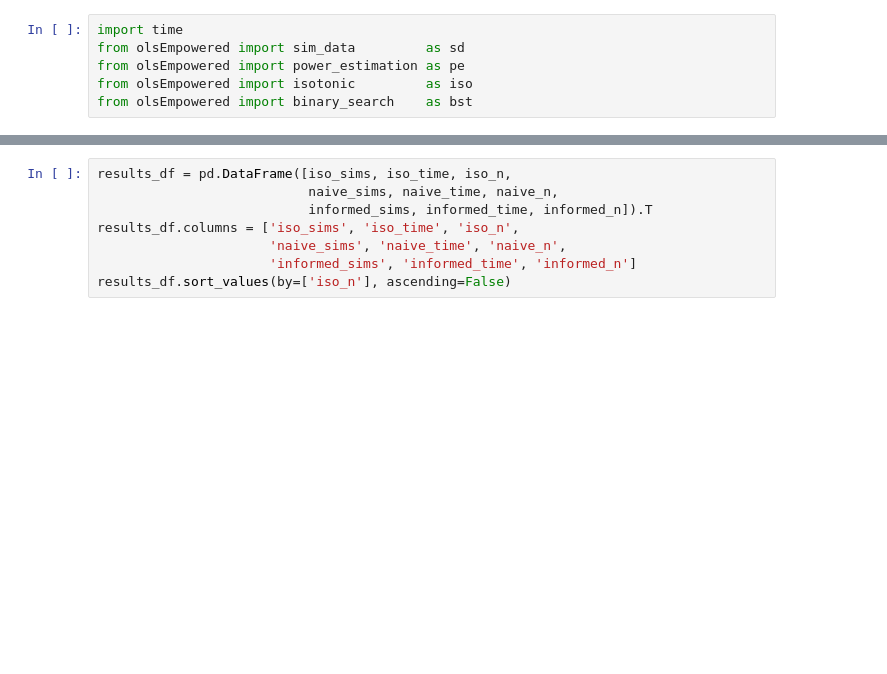
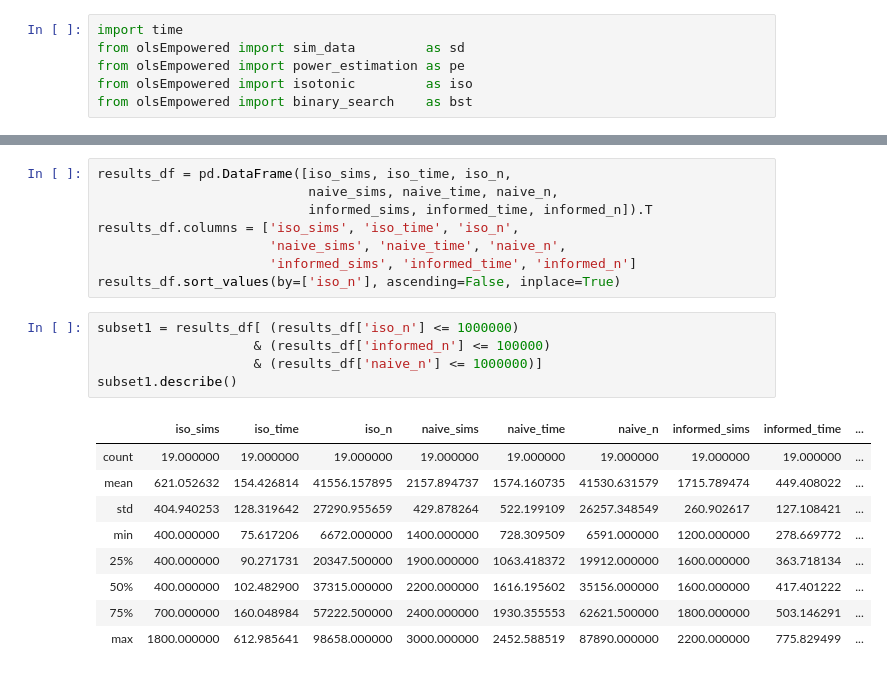
Before and after one commit to b-knight/Power_Analysis_Techniques, a Jupyter notebook: v3/Assessment.ipynb, the cells around one changed output, grey strips where cells are left out. Drawn from its saved outputs; the diff is of its cells as text; blank space fills up the shorter version.

```diff
--- a/v3/Assessment.ipynb
+++ b/v3/Assessment.ipynb
@@ -143,4 +164,19 @@ results_df = pd.DataFrame([iso_sims, iso_time, iso_n,
 results_df.columns = ['iso_sims', 'iso_time', 'iso_n',
                       'naive_sims', 'naive_time', 'naive_n',
                       'informed_sims', 'informed_time', 'informed_n']
-results_df.sort_values(by=['iso_n'], ascending=False)
+results_df.sort_values(by=['iso_n'], ascending=False, inplace=True)
+# %%
+subset1 = results_df[ (results_df['iso_n'] <= 1000000)
+                    & (results_df['informed_n'] <= 100000)
+                    & (results_df['naive_n'] <= 1000000)]
+subset1.describe()
+# %% [output]
+|  | iso_sims | iso_time | iso_n | naive_sims | naive_time | naive_n | informed_sims | informed_time | ... |
+| count | 19.000000 | 19.000000 | 19.000000 | 19.000000 | 19.000000 | 19.000000 | 19.000000 | 19.000000 | ... |
+| mean | 621.052632 | 154.426814 | 41556.157895 | 2157.894737 | 1574.160735 | 41530.631579 | 1715.789474 | 449.408022 | ... |
+| std | 404.940253 | 128.319642 | 27290.955659 | 429.878264 | 522.199109 | 26257.348549 | 260.902617 | 127.108421 | ... |
+| min | 400.000000 | 75.617206 | 6672.000000 | 1400.000000 | 728.309509 | 6591.000000 | 1200.000000 | 278.669772 | ... |
+| 25% | 400.000000 | 90.271731 | 20347.500000 | 1900.000000 | 1063.418372 | 19912.000000 | 1600.000000 | 363.718134 | ... |
+| 50% | 400.000000 | 102.482900 | 37315.000000 | 2200.000000 | 1616.195602 | 35156.000000 | 1600.000000 | 417.401222 | ... |
+| 75% | 700.000000 | 160.048984 | 57222.500000 | 2400.000000 | 1930.355553 | 62621.500000 | 1800.000000 | 503.146291 | ... |
+| max | 1800.000000 | 612.985641 | 98658.000000 | 3000.000000 | 2452.588519 | 87890.000000 | 2200.000000 | 775.829499 | ... |
```
Also changed, not shown: parts of 5 cells of this notebook, 11 other files.
